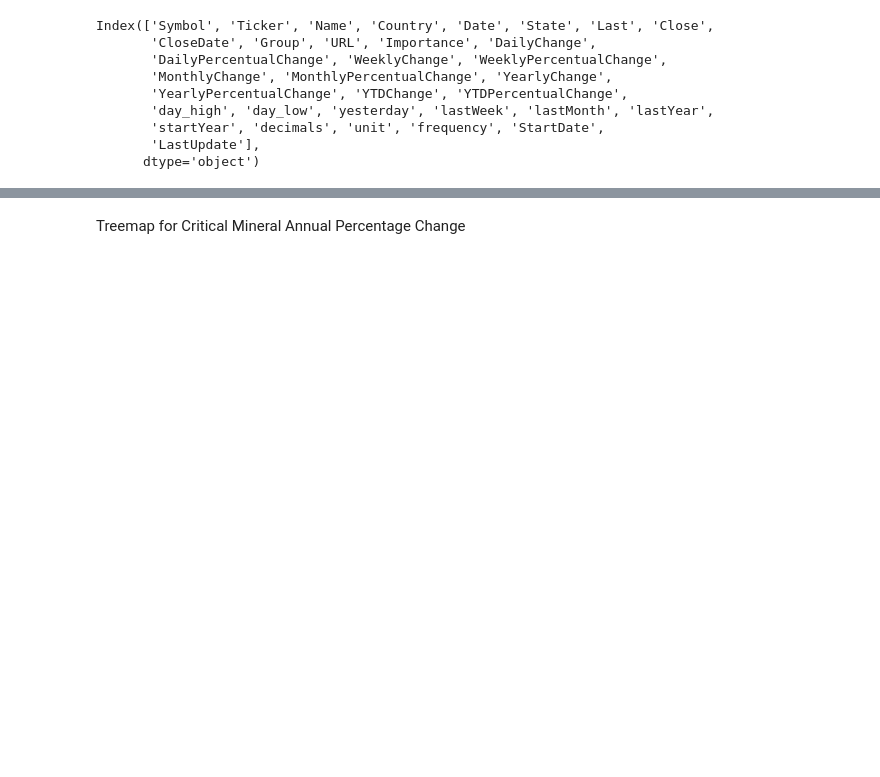
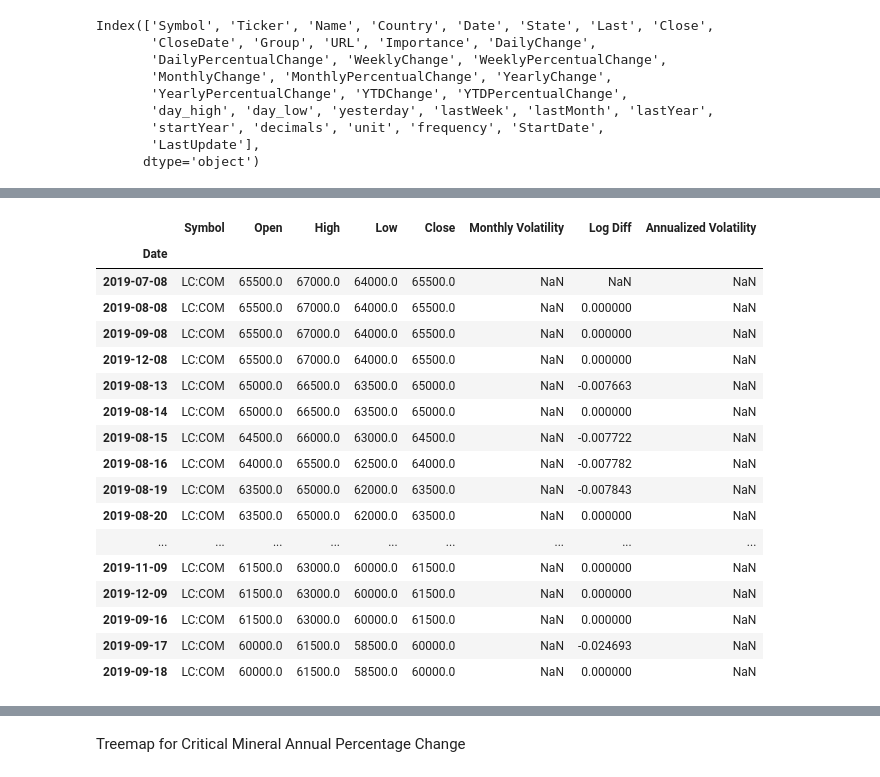
Before and after one commit to YueWang417/UN, a Jupyter notebook: Price Volitility.ipynb, the cells around one changed output, grey strips where cells are left out. Drawn from its saved outputs; the diff is of its cells as text; code cells hidden in the pictures; blank space fills up the shorter version.

```diff
--- a/Price Volitility.ipynb
+++ b/Price Volitility.ipynb
@@ -154,3 +348,24 @@ plt.show()
+# %%
+result_df.head(30)
+# %% [output]
+|  | Symbol | Open | High | Low | Close | Monthly Volatility | Log Diff | Annualized Volatility |
+| Date |  |  |  |  |  |  |  |  |
+| 2019-07-08 | LC:COM | 65500.0 | 67000.0 | 64000.0 | 65500.0 | NaN | NaN | NaN |
+| 2019-08-08 | LC:COM | 65500.0 | 67000.0 | 64000.0 | 65500.0 | NaN | 0.000000 | NaN |
+| 2019-09-08 | LC:COM | 65500.0 | 67000.0 | 64000.0 | 65500.0 | NaN | 0.000000 | NaN |
+| 2019-12-08 | LC:COM | 65500.0 | 67000.0 | 64000.0 | 65500.0 | NaN | 0.000000 | NaN |
+| 2019-08-13 | LC:COM | 65000.0 | 66500.0 | 63500.0 | 65000.0 | NaN | -0.007663 | NaN |
+| 2019-08-14 | LC:COM | 65000.0 | 66500.0 | 63500.0 | 65000.0 | NaN | 0.000000 | NaN |
+| 2019-08-15 | LC:COM | 64500.0 | 66000.0 | 63000.0 | 64500.0 | NaN | -0.007722 | NaN |
+| 2019-08-16 | LC:COM | 64000.0 | 65500.0 | 62500.0 | 64000.0 | NaN | -0.007782 | NaN |
+| 2019-08-19 | LC:COM | 63500.0 | 65000.0 | 62000.0 | 63500.0 | NaN | -0.007843 | NaN |
+| 2019-08-20 | LC:COM | 63500.0 | 65000.0 | 62000.0 | 63500.0 | NaN | 0.000000 | NaN |
+| ... | ... | ... | ... | ... | ... | ... | ... | ... |
+| 2019-11-09 | LC:COM | 61500.0 | 63000.0 | 60000.0 | 61500.0 | NaN | 0.000000 | NaN |
+| 2019-12-09 | LC:COM | 61500.0 | 63000.0 | 60000.0 | 61500.0 | NaN | 0.000000 | NaN |
+| 2019-09-16 | LC:COM | 61500.0 | 63000.0 | 60000.0 | 61500.0 | NaN | 0.000000 | NaN |
+| 2019-09-17 | LC:COM | 60000.0 | 61500.0 | 58500.0 | 60000.0 | NaN | -0.024693 | NaN |
+| 2019-09-18 | LC:COM | 60000.0 | 61500.0 | 58500.0 | 60000.0 | NaN | 0.000000 | NaN |
 # %%
 close_prices = pd.DataFrame(index=raw_df.index.unique())
 for symbol in symbols:
```
Also changed, not shown: parts of 12 cells of this notebook, 5 other files.
